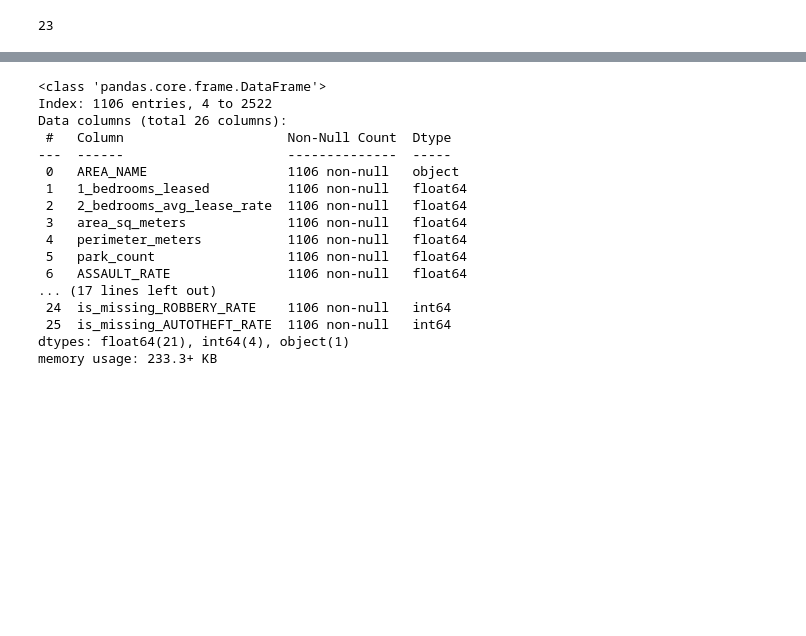
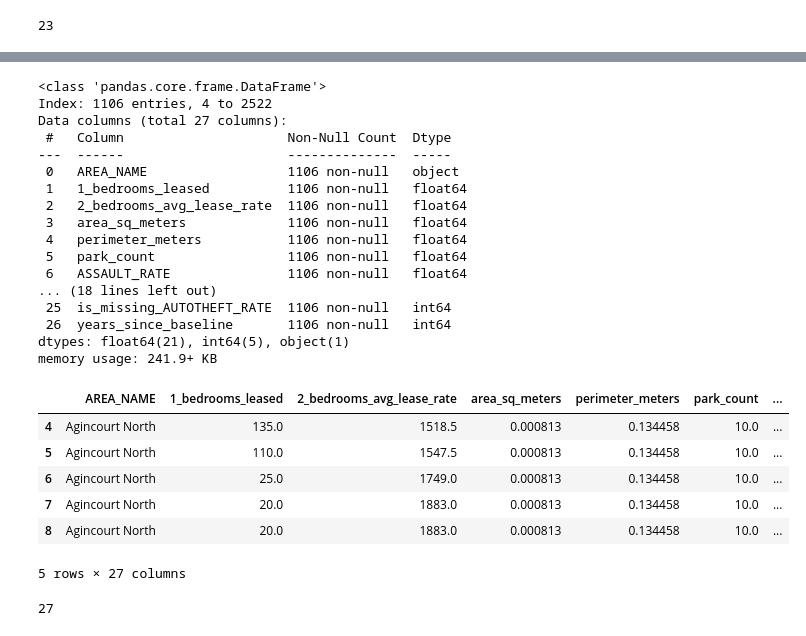
Before and after one commit to Western-Artificial-Intelligence/condo-cost-predictor, a Jupyter notebook: training/cleaning.ipynb, the cells around one changed output, grey strips where cells are left out. Cells and saved outputs as stored; diff of their text form; code cells hidden in the pictures; blank space fills up the shorter version.

Commit message:
feat: cleaned data

```diff
--- a/training/cleaning.ipynb
+++ b/training/cleaning.ipynb
@@ -404,12 +405,15 @@ crime_cols = ['THEFTOVER_RATE', 'ROBBERY_RATE', 'AUTOTHEFT_RATE']
 for col in crime_cols:
     dropped_df[f'is_missing_{col}'] = ((dropped_df[col] == 0) | (dropped_df[col].isna())).astype(int) # missing means NaN and 0;
     # realistically not possible for crime rate of a single neighborhood to be zero even for Batman
+
+# step 4: baseline for keeping track of year for XGBoost
+dropped_df['years_since_baseline'] = dropped_df['YEAR'] - 2014
 # %%
 dropped_df.info()
 # %% [output]
 <class 'pandas.core.frame.DataFrame'>
 Index: 1106 entries, 4 to 2522
-Data columns (total 26 columns):
+Data columns (total 27 columns):
  #   Column                     Non-Null Count  Dtype
 ---  ------                     --------------  -----
  0   AREA_NAME                  1106 non-null   object
@@ -419,11 +423,25 @@ Data columns (total 26 columns):
  4   perimeter_meters           1106 non-null   float64
  5   park_count                 1106 non-null   float64
  6   ASSAULT_RATE               1106 non-null   float64
-... (17 lines left out)
- 24  is_missing_ROBBERY_RATE    1106 non-null   int64
+... (18 lines left out)
  25  is_missing_AUTOTHEFT_RATE  1106 non-null   int64
-dtypes: float64(21), int64(4), object(1)
-memory usage: 233.3+ KB
+ 26  years_since_baseline       1106 non-null   int64
+dtypes: float64(21), int64(5), object(1)
+memory usage: 241.9+ KB
+# %%
+dropped_df.head()
+# %% [output]
+|  | AREA_NAME | 1_bedrooms_leased | 2_bedrooms_avg_lease_rate | area_sq_meters | perimeter_meters | park_count | ... |
+| 4 | Agincourt North | 135.0 | 1518.5 | 0.000813 | 0.134458 | 10.0 | ... |
+| 5 | Agincourt North | 110.0 | 1547.5 | 0.000813 | 0.134458 | 10.0 | ... |
+| 6 | Agincourt North | 25.0 | 1749.0 | 0.000813 | 0.134458 | 10.0 | ... |
+| 7 | Agincourt North | 20.0 | 1883.0 | 0.000813 | 0.134458 | 10.0 | ... |
+| 8 | Agincourt North | 20.0 | 1883.0 | 0.000813 | 0.134458 | 10.0 | ... |
+5 rows × 27 columns
+# %%
+len(dropped_df.columns)
+# %% [output]
+27
 # %%
 # step 4; split
 train_df = dropped_df[dropped_df['YEAR'] <= 2017].copy()
```
Also changed, not shown: parts of 9 cells of this notebook, 2 other files.
